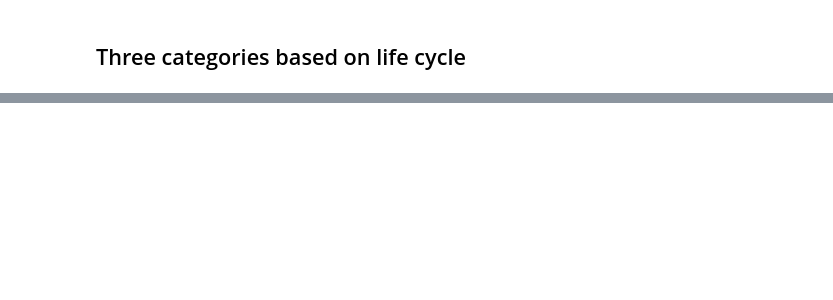
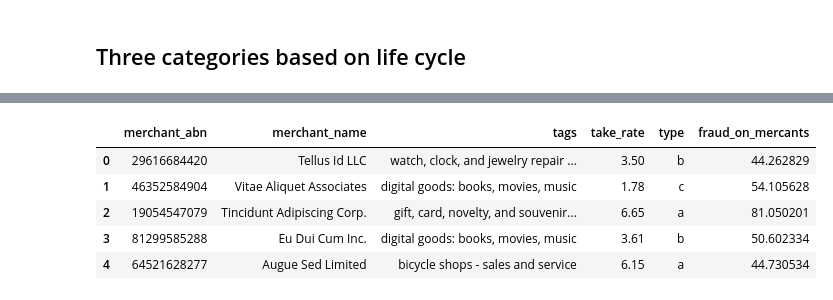
Before and after one commit to MAST30034-Applied-Data-Science/generic-buy-now-pay-later-project-group-24, a Jupyter notebook: models/rank_model.ipynb, the cells around one changed output, grey strips where cells are left out. Drawn from its saved outputs; the diff is of its cells as text; code cells hidden in the pictures; blank space fills up the shorter version.

```diff
--- a/models/rank_model.ipynb
+++ b/models/rank_model.ipynb
@@ -260,7 +258,7 @@ only showing top 20 rows
 # %%
 sdf = sdf.withColumn('average_probability', ((sdf.consumer_fraud_probability + sdf.merchant_fraud_probability)/2))
 # %%
-sdf = sdf.filter(sdf.average_probability <= 80)
+# sdf = sdf.filter(sdf.average_probability <= 80)
 # %%
 sdf.show(5)
 # %% [output]
@@ -490,0 +541,3 @@ periodicity_product = [
+# %%
+merchant_group = sdf.groupBy('merchant_abn','merchant_name', 'tags', 'take_rate', 'type').agg(F.avg("merchant_fraud_probability").alias("fraud_on_mercants"))
+merchant_group.count()
@@ -490,0 +560,2 @@ periodicity_product = [
+# %%
+merchant_group_df = merchant_group.to_pandas_on_spark()
@@ -490,0 +573,9 @@ periodicity_product = [
+# %%
+merchant_group_df.iloc[:5]
+# %% [output]
+|  | merchant_abn | merchant_name | tags | take_rate | type | fraud_on_mercants |
+| 0 | 29616684420 | Tellus Id LLC | watch, clock, and jewelry repair ... | 3.50 | b | 44.262829 |
+| 1 | 46352584904 | Vitae Aliquet Associates | digital goods: books, movies, music | 1.78 | c | 54.105628 |
+| 2 | 19054547079 | Tincidunt Adipiscing Corp. | gift, card, novelty, and souvenir... | 6.65 | a | 81.050201 |
+| 3 | 81299585288 | Eu Dui Cum Inc. | digital goods: books, movies, music | 3.61 | b | 50.602334 |
+| 4 | 64521628277 | Augue Sed Limited | bicycle shops - sales and service | 6.15 | a | 44.730534 |
```
Also changed, not shown: parts of 43 cells of this notebook.
